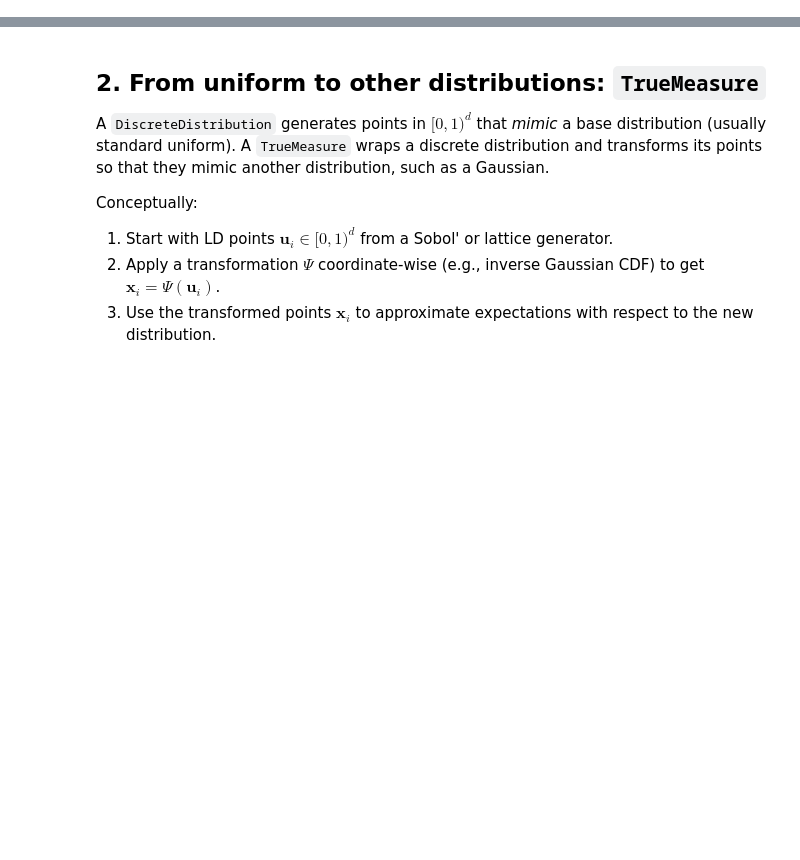
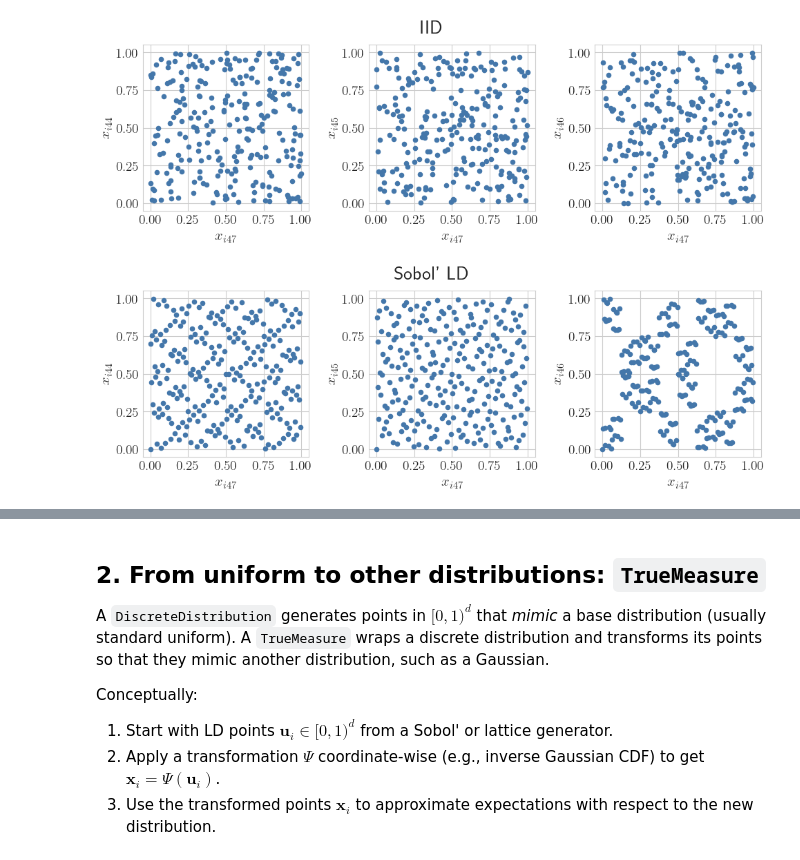
Before and after one commit to QMCSoftware/MATH565Fall2025, a Jupyter notebook: notebooks/QMCPy_Introduction.ipynb, the cells around one changed output, grey strips where cells are left out. Cells and saved outputs as stored; diff of their text form; code cells hidden in the pictures; blank space fills up the shorter version.

```diff
--- a/notebooks/QMCPy_Introduction.ipynb
+++ b/notebooks/QMCPy_Introduction.ipynb
@@ -204,0 +238,25 @@ plt.show()
+# %%
+d=47
+the_samplers = {name: key(d, False) for name, key in samplers.items()} #initialize samplers with d and no randomization
+n_plot = [256]  #list of sample sizes to plot
+d_horiz = 47  #coordinate(s) for the horizontal axis or axes
+d_vert = [44, 45, 46]  #coordinates for the vertical axis or axes
+
+keys_to_plot = ["iid", "sobol"]
+for key in keys_to_plot:
+    s = the_samplers[key]
+    fig, ax = qp.plot_proj(
+        s["gen"],
+        n=n_plot,
+        d_horizontal=d_horiz,
+        d_vertical=d_vert,
+        axis_pad=0.05,
+        marker_size=20,
+        figfac=10,  #how big do you want your figures
+        fig_title=s["label"],
+        where_title=0.545,  #for some reason, this has to be fiddled with to look nice
+    )
+    cl.nbviz.savefig(s["label"])
+# %% [output]
+[figure, added]
+[figure, added]
```
Also changed, not shown: parts of 24 cells of this notebook.
